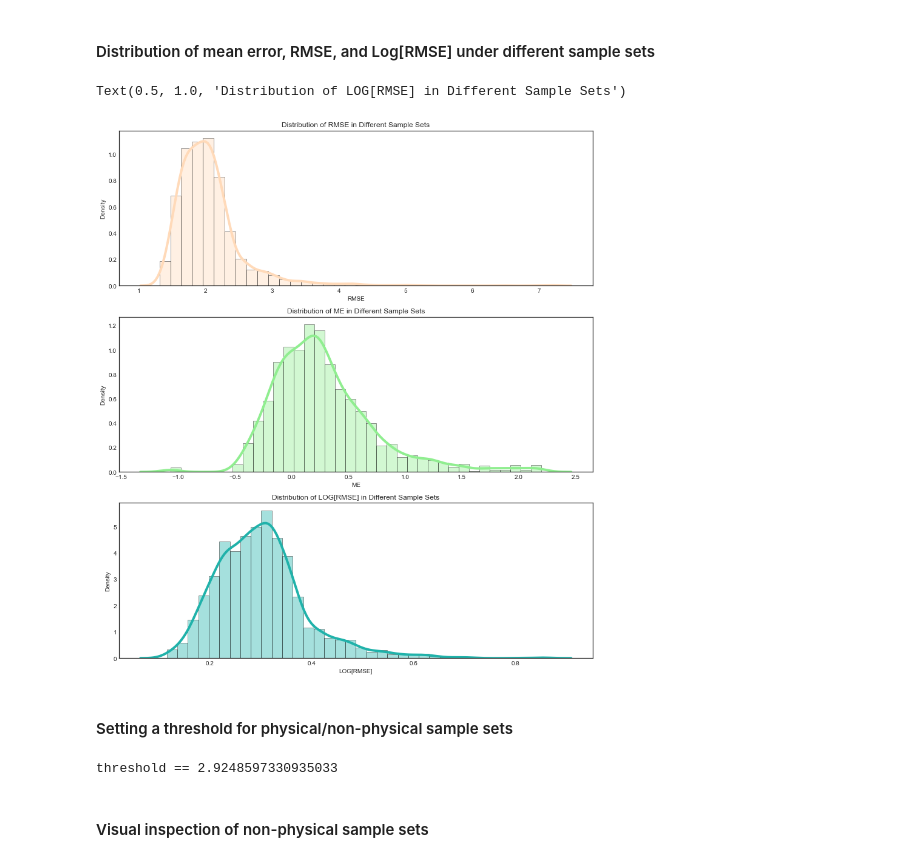
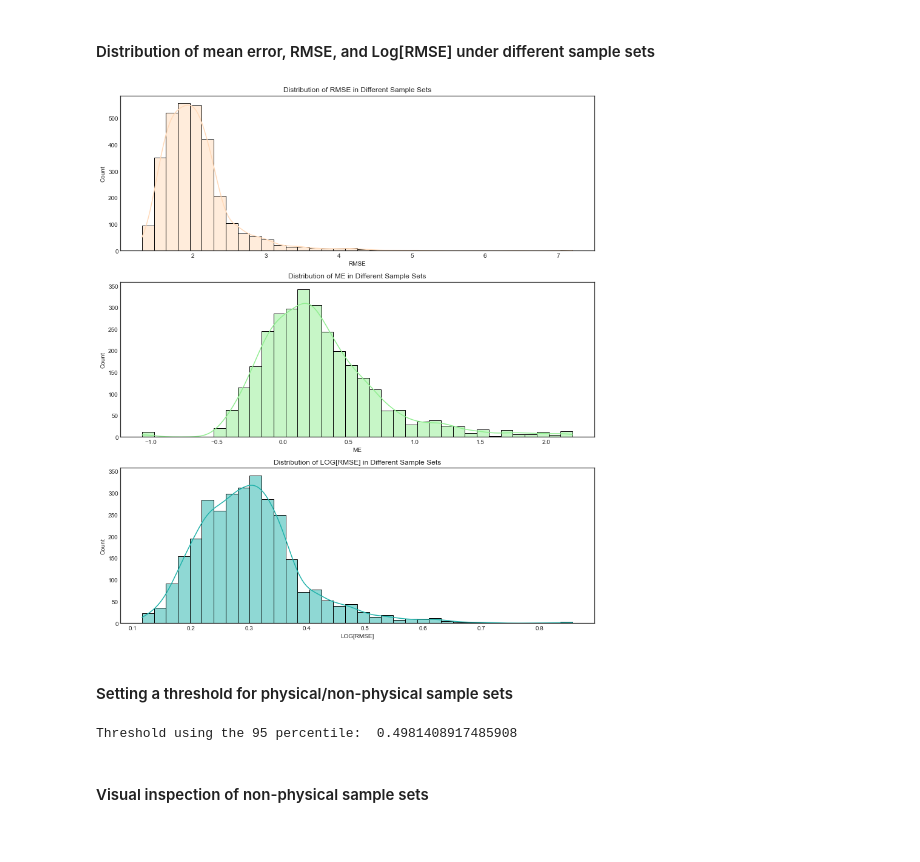
Before and after one commit to IMMM-SFA/msd_uncertainty_ebook, a Jupyter notebook: notebooks/hymod.ipynb, the cells around one changed output. Saved outputs shown, nothing was run; the diff lists cells and outputs as text; code cells hidden in the pictures.

```diff
--- a/notebooks/hymod.ipynb
+++ b/notebooks/hymod.ipynb
@@ -538,11 +538,9 @@ where *SSR* is the sum of squared residuals; $n$ is the number of samples; and $
 #  T=infinity means that all sample sets have the same probability
 T= 0.70
 
-some_shape = df_metrics_SA.loc[:,"SSR"].shape[0]-2
-
 # calculate metrics from Beven and Binley, 1992
 df_metrics_SA["SSR"] = df_metrics_SA["RMSE"]**2 * 3650
-df_metrics_SA["InverseErrorVariance"] = (df_metrics_SA["SSR"] / some_shape)**(-T)
+df_metrics_SA["InverseErrorVariance"] = (df_metrics_SA["SSR"] / df_metrics_SA.shape[0])**(-T)
 df_metrics_SA["Normalized_IEV"] = df_metrics_SA["InverseErrorVariance"] / df_metrics_SA["InverseErrorVariance"].sum()
 
 # convert array to dataframe
@@ -553,3 +551,6 @@ concat_df = pd.concat([df_metrics_SA, param_values_hymod_df], axis=1)
 concat_df["Ks_rescale"] = concat_df["Ks"] / 0.1
 concat_df["Huz_rescale"] = concat_df["Huz"] / 500
 concat_df["B_rescale"] = concat_df["B"] / 2
+
+# display the first 5 rows of the dataframe
+df_metrics_SA.head()
@@ -659,39 +645,32 @@ Pre-calibration can include the following steps: <br>
 # %%
 # set up figure and axis objects
 fig, axs = plt.subplots(nrows=3, figsize=(14,16))
 
 # axis 1 (first row in figure)
-sns.distplot(concat_df["RMSE"],
-             ax=axs[0],
-             hist=True,
-             kde=True,
-             bins=int(180/5),
-             color='peachpuff',
-             hist_kws={'edgecolor':'black'},
-             kde_kws={'linewidth': 4}).set_title('Distribution of RMSE in Different Sample Sets')
+a = sns.histplot(data=concat_df,
+                 x="RMSE",
+                 ax=axs[0],
+                 kde=True,
+                 bins=int(180/5),
+                 color='peachpuff').set_title('Distribution of RMSE in Different Sample Sets')
 
 # axis 2 (second row in figure)
-sns.distplot(concat_df["ME"],
-             ax=axs[1],
-             hist=True,
-             kde=True,
-             bins=int(180/5),
-             color='lightgreen',
-             hist_kws={'edgecolor':'black'},
-             kde_kws={'linewidth': 4}).set_title('Distribution of ME in Different Sample Sets')
+b = sns.histplot(data=concat_df,
+                 x="ME",
+                 ax=axs[1],
+                 kde=True,
+                 bins=int(180/5),
+                 color='lightgreen').set_title('Distribution of ME in Different Sample Sets')
 
 # axis 3 (third row in figure)
-sns.distplot(concat_df["LOG[RMSE]"],
-             ax=axs[2],
-             hist=True,
-             kde=True,
-             bins=int(180/5),
-             color = 'lightseagreen',
-             hist_kws={'edgecolor':'black'},
-             kde_kws={'linewidth': 4}).set_title('Distribution of LOG[RMSE] in Different Sample Sets')
+c = sns.histplot(data=concat_df,
+                 x="LOG[RMSE]",
+                 ax=axs[2],
+                 kde=True,
+                 bins=int(180/5),
+                 color = 'lightseagreen').set_title('Distribution of LOG[RMSE] in Different Sample Sets')
 # %% [output]
-Text(0.5, 1.0, 'Distribution of LOG[RMSE] in Different Sample Sets')
-[figure, old version]
+[figure, new version]
 # %% [markdown]
 #### Setting a threshold for physical/non-physical sample sets
 # %%
@@ -704,7 +683,7 @@ print(f"Threshold using the {percentile} percentile:  {threshold}")
 # select values greater than the threshold
 selected_values_precal = concat_df[concat_df["RMSE"] > threshold_precal]
 # %% [output]
-threshold == 2.9248597330935033
+Threshold using the 95 percentile:  0.4981408917485908
 # %% [markdown]
 #### Visual inspection of non-physical sample sets
 # %%
```
Also changed, not shown: parts of 14 cells of this notebook, 1 other file.
